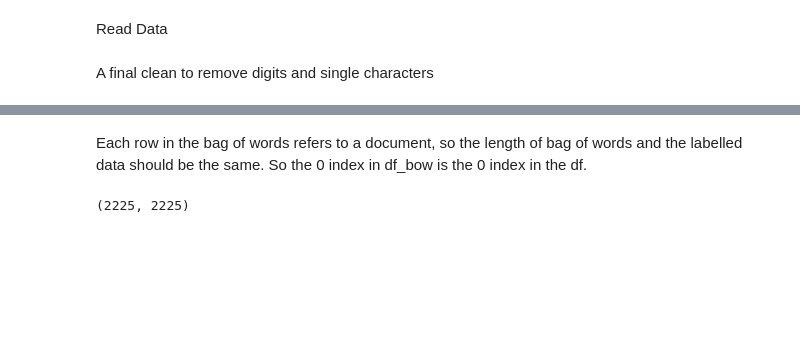
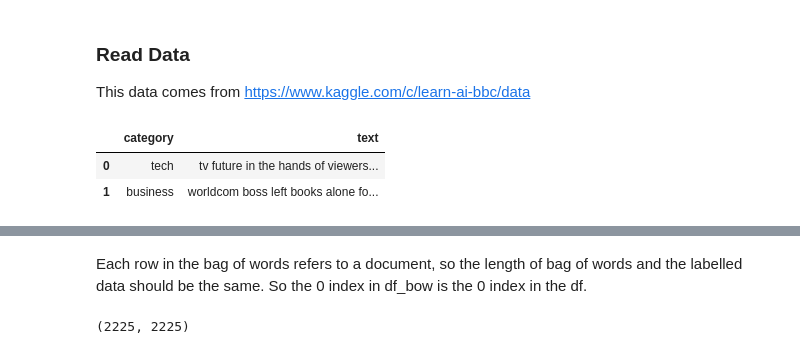
Before and after one commit to datalass1/30-days-of-NLP, a Jupyter notebook: notebooks/20210930-bbc_text_machine_learning.ipynb, the cells around one changed output, grey strips where cells are left out. Drawn from its saved outputs; the diff is of its cells as text; code cells hidden in the pictures; blank space fills up the shorter version.

```diff
--- a/notebooks/20210930-bbc_text_machine_learning.ipynb
+++ b/notebooks/20210930-bbc_text_machine_learning.ipynb
@@ -14,12 +18,16 @@ from sklearn.feature_extraction.text import CountVectorizer # bag of words
 from sklearn.metrics import accuracy_score, roc_auc_score, confusion_matrix
 from sklearn.model_selection import train_test_split
 from sklearn.linear_model import LogisticRegression
-# %% [markdown]
-Read Data
+# %% [markdown]
+### Read Data
+
+This data comes from https://www.kaggle.com/c/learn-ai-bbc/data
 # %%
 home_path = os.path.expanduser("~")
-# load the pre-processed data; stopwords removed, lowercase, lemmatisation
-fp = f'{home_path}/git/30-days-of-NLP/notebooks/Data/bbc-text-preprocessed.csv'
+fp = f'{home_path}/git/30-days-of-NLP/notebooks/Data/bbc-text.csv'
 df = pd.read_csv(fp)
+df.head(2)
+# %% [output]
+|  | category | text |
+| 0 | tech | tv future in the hands of viewers... |
+| 1 | business | worldcom boss left books alone fo... |
-# %% [markdown]
-A final clean to remove digits and single characters
```
Also changed, not shown: parts of 27 cells of this notebook.
